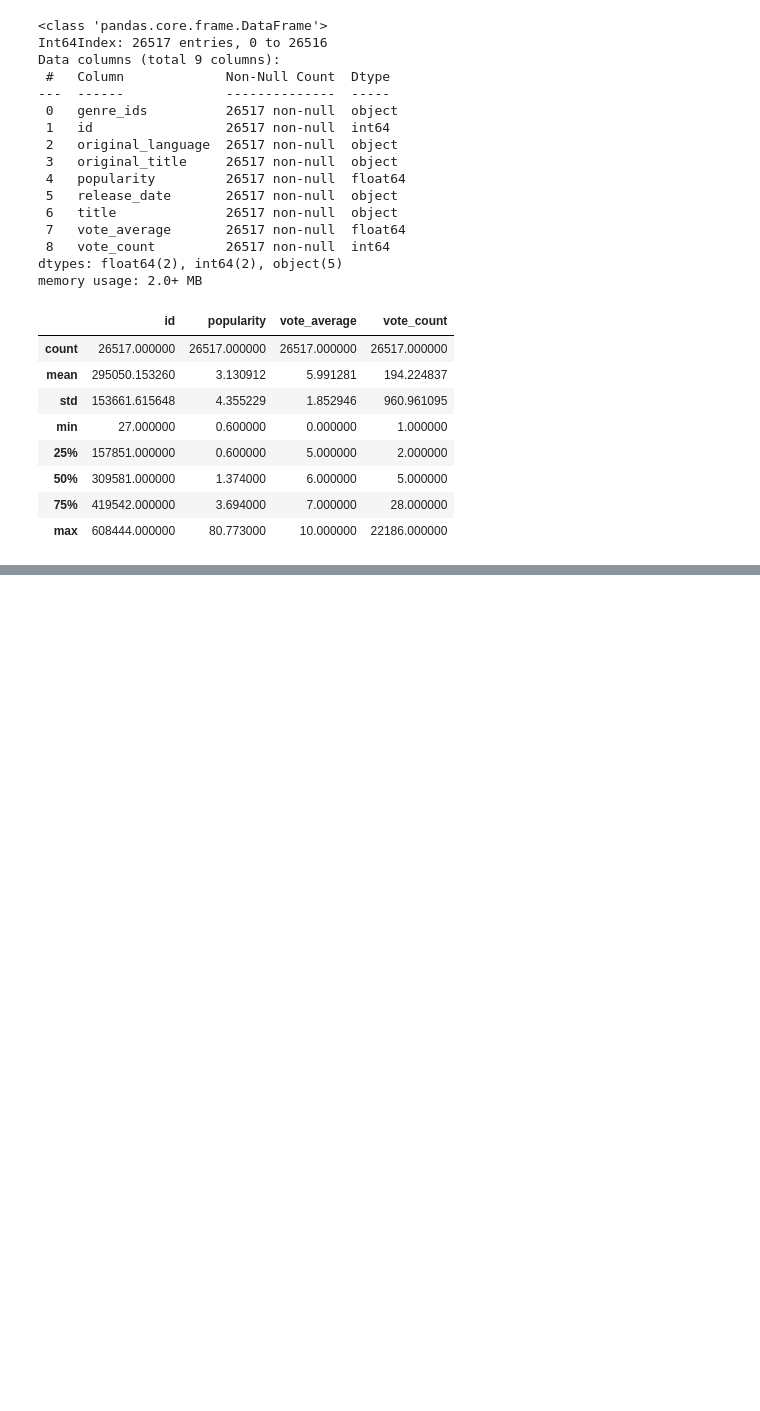
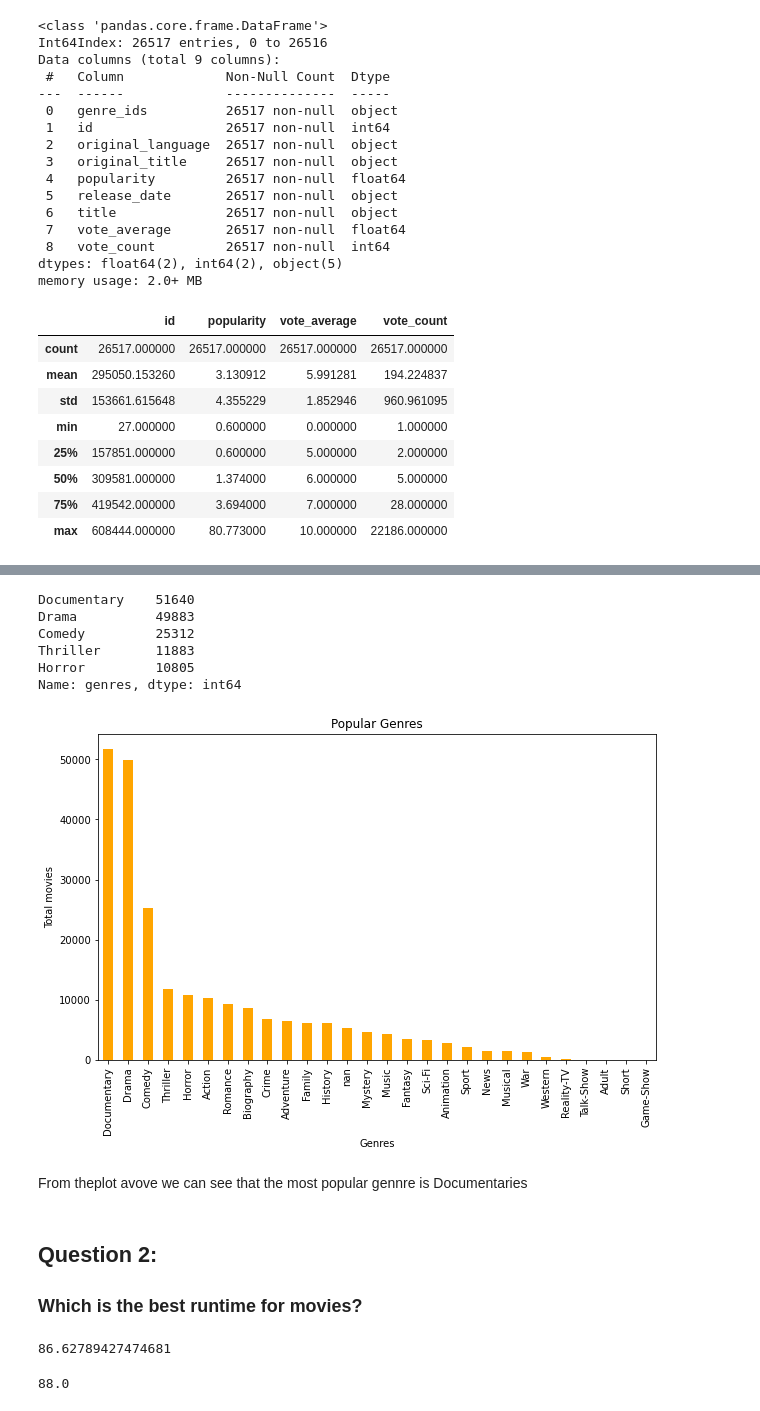
Before and after one commit to guddacandy/dsc-phase-1-project-v2-4, a Jupyter notebook: student.ipynb, the cells around one changed output, grey strips where cells are left out. Cells and saved outputs as stored; diff of their text form; code cells hidden in the pictures; blank space fills up the shorter version.

```diff
--- a/student.ipynb
+++ b/student.ipynb
@@ -447,0 +627,4 @@ dtype: bool
+# %%
+ #Split the genres into a list of genres
+Basics_ratings['genres'] = genre_str.str.split(',')
+Basics_ratings['genres']
@@ -447,0 +663,11 @@ dtype: bool
+# %%
+#Create a new DataFrame with each genre in separate rows
+genre_list = []
+for index, row in Basics_ratings.iterrows():
+    averagerating = row['averagerating']
+    genres = row['genres']
+    for genre in genres:
+        genre_list.append({'averagerating': averagerating, 'genres': genre})
+
+genre_avg = pd.DataFrame(genre_list)
+genre_avg
@@ -447,0 +690,11 @@ dtype: bool
+# %%
+ #Create a new DataFrame with each genre in separate rows
+genre_list = []
+for index, row in Basics_ratings.iterrows():
+    runtime_minutes = row['runtime_minutes']
+    genres = row['genres']
+    for genre in genres:
+        genre_list.append({'runtime_minutes': runtime_minutes, 'genres': genre})
+
+new_Basics_ratings = pd.DataFrame(genre_list)
+new_Basics_ratings
@@ -447,0 +732,41 @@ dtype: bool
+# %%
+popular_genre =new_Basics_ratings['genres'].value_counts()
+popular_genre.head()
+# %% [output]
+Documentary    51640
+Drama          49883
+Comedy         25312
+Thriller       11883
+Horror         10805
+Name: genres, dtype: int64
+# %%
+# Plot a bar graph
+
+# Create a figure and axis object
+fig, ax = plt.subplots(figsize=(10, 6))
+
+# Plot the data on the specified axis as a horizontal bar plot
+popular_genre.plot(kind ='bar', color = 'orange')
+
+# Set the title, labels, and other formatting
+ax.set_title('Popular Genres')
+ax.set_xlabel('Genres')
+ax.set_ylabel('Total movies')
+
+# Display the plot
+plt.show()
+# %% [output]
+[figure, added]
+# %% [markdown]
+From theplot avove we can see that the most popular gennre is Documentaries
+# %% [markdown]
+## Question 2:
+### Which is the best runtime for movies?
+# %%
+new_Basics_ratings['runtime_minutes'].mean()
+# %% [output]
+86.62789427474681
+# %%
+new_Basics_ratings['runtime_minutes'].median()
+# %% [output]
+88.0
```
Also changed, not shown: parts of 100 cells of this notebook, 1 other file.
